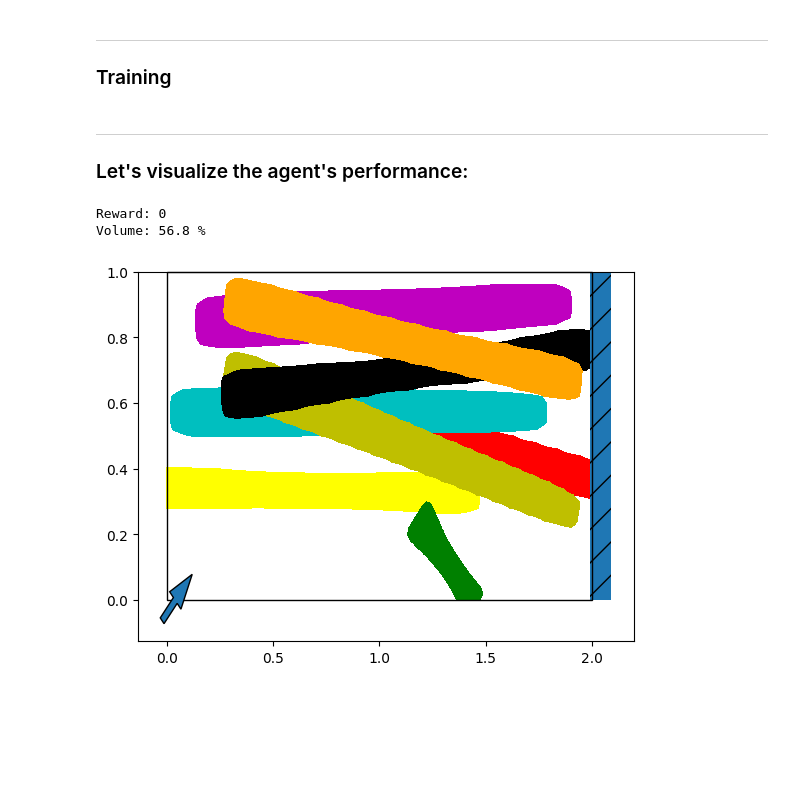
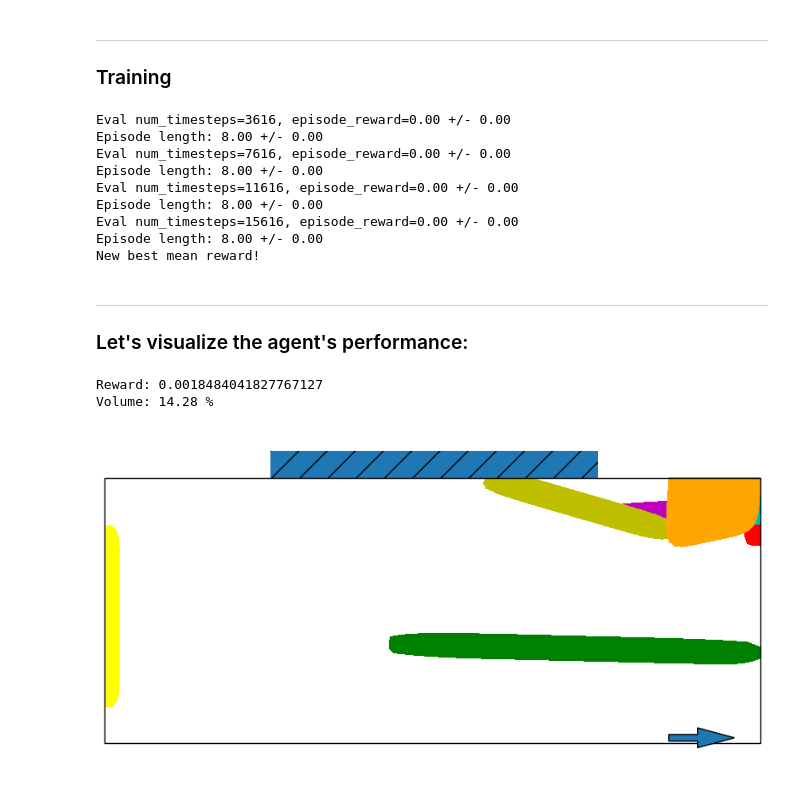
Before and after one commit to ThomasRochefortB/sogym, a Jupyter notebook: tutorial.ipynb, the cells around one changed output. Drawn from its saved outputs; the diff is of its cells as text; code cells hidden in the pictures; blank space fills up the shorter version.

Commit message:
Training works on both env

```diff
--- a/tutorial.ipynb
+++ b/tutorial.ipynb
@@ -60,5 +70,10 @@ Reward  0.0
 ### Multiprocessing
 # %%
 num_cpu = 8 # Number of processes to use
-env= make_vec_env(lambda:env, n_envs=num_cpu,vec_env_cls=SubprocVecEnv)
-env=VecNormalize(env,gamma=1.0,norm_obs=False)
+train_env = sogym(mode='train')
+env= make_vec_env(lambda:train_env, n_envs=num_cpu,vec_env_cls=SubprocVecEnv)
+env=VecNormalize(env,gamma=1.0)
+
+eval_env = sogym(mode='test')
+eval_env = make_vec_env(lambda:eval_env, n_envs=1,vec_env_cls=SubprocVecEnv)
+eval_env =VecNormalize(eval_env,gamma=1.0)
@@ -65,3 +89,10 @@ env=VecNormalize(env,gamma=1.0,norm_obs=False)
+# %%
+# Let's  test that an eval callback actually works:
+from stable_baselines3.common.callbacks import EvalCallback, CallbackList
+
+eval_callback = EvalCallback(eval_env,log_path='tb_logs',eval_freq=500,deterministic=True,render=False)
+callback = CallbackList([eval_callback,
+                         FigureRecorderCallback(check_freq=8*32)])
 # %% [markdown]
 ---
 ### Defining the model
@@ -79,33 +110,42 @@ model = PPO("MultiInputPolicy",
 ### Training
 # %%
 model.learn(4096*4,
-            callback=FigureRecorderCallback(check_freq=8*32),
+            callback=callback,
             tb_log_name='PPO_test')
 model.save('model_saved',)
 env.save('env_saved.pkl')
+# %% [output]
+Eval num_timesteps=3616, episode_reward=0.00 +/- 0.00
+Episode length: 8.00 +/- 0.00
+Eval num_timesteps=7616, episode_reward=0.00 +/- 0.00
+Episode length: 8.00 +/- 0.00
+Eval num_timesteps=11616, episode_reward=0.00 +/- 0.00
+Episode length: 8.00 +/- 0.00
+Eval num_timesteps=15616, episode_reward=0.00 +/- 0.00
+Episode length: 8.00 +/- 0.00
+New best mean reward!
 # %% [markdown]
 ---
 ### Let's visualize the agent's performance:
 # %%
-env=sogym()
+env=sogym(mode='test')
 env = make_vec_env(lambda:env, n_envs=1,vec_env_cls=SubprocVecEnv)
 env = VecNormalize.load('env_saved.pkl',env)
 env.training=False
 env.norm_reward=False
-
 model=model.load('model_saved')
 model.set_env(env)
 # %%
 obs=env.reset()
 dones=False
 while dones== False:
     action, _states = model.predict(obs,deterministic=True)
-    obs, rewards, dones, info = env.step(np.tanh(action))
+    obs, rewards, dones, info = env.step(action)
 print("Reward:",rewards[0])
 print("Volume:",np.round(env.get_attr('volume')[0]*100,2),"%")
 fig=env.env_method('plot')[0]
 fig
 # %% [output]
-Reward: 0
-Volume: 56.8 %
+Reward: 0.0018484041827767127
+Volume: 14.28 %
-[figure, old version]
+[figure, new version]
```
Also changed, not shown: parts of 5 cells of this notebook, 2 other files.
